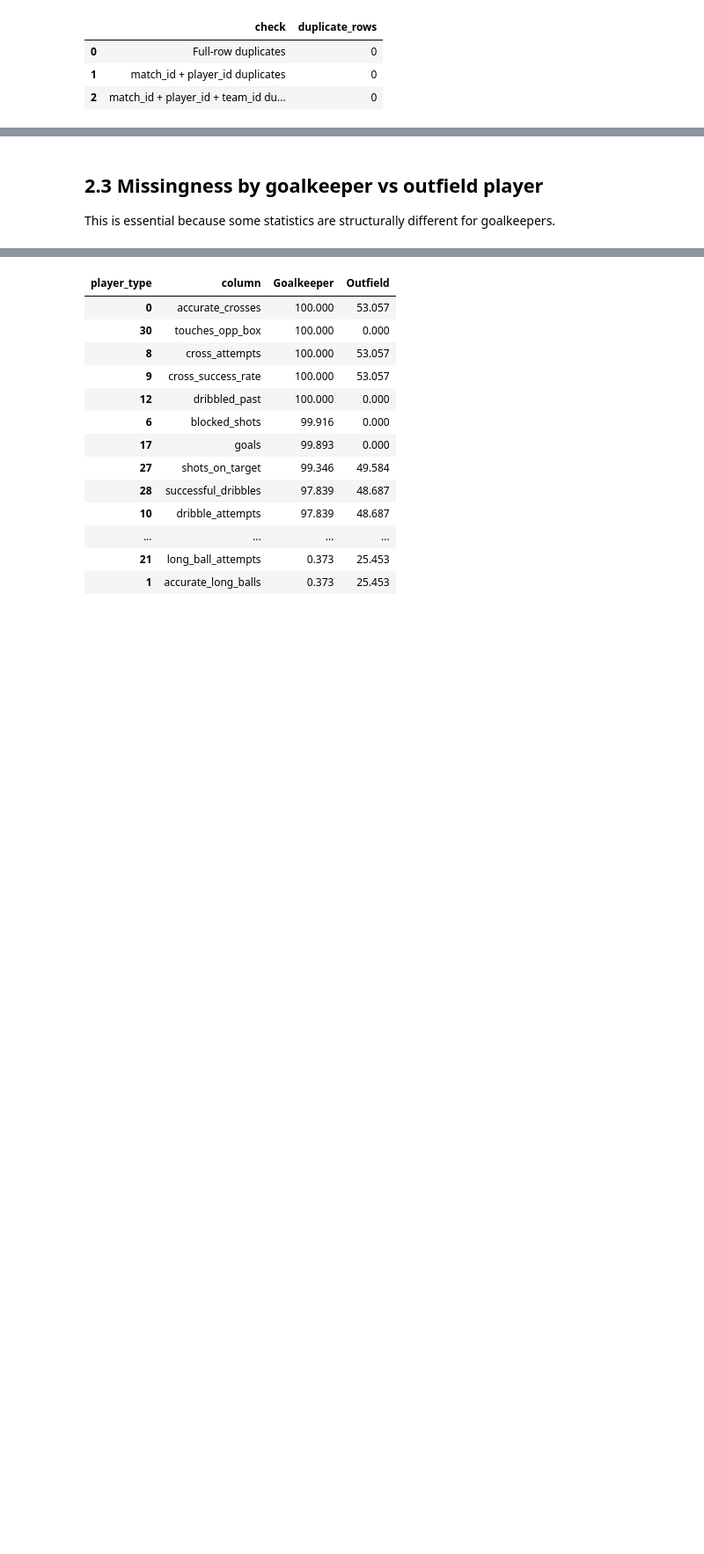
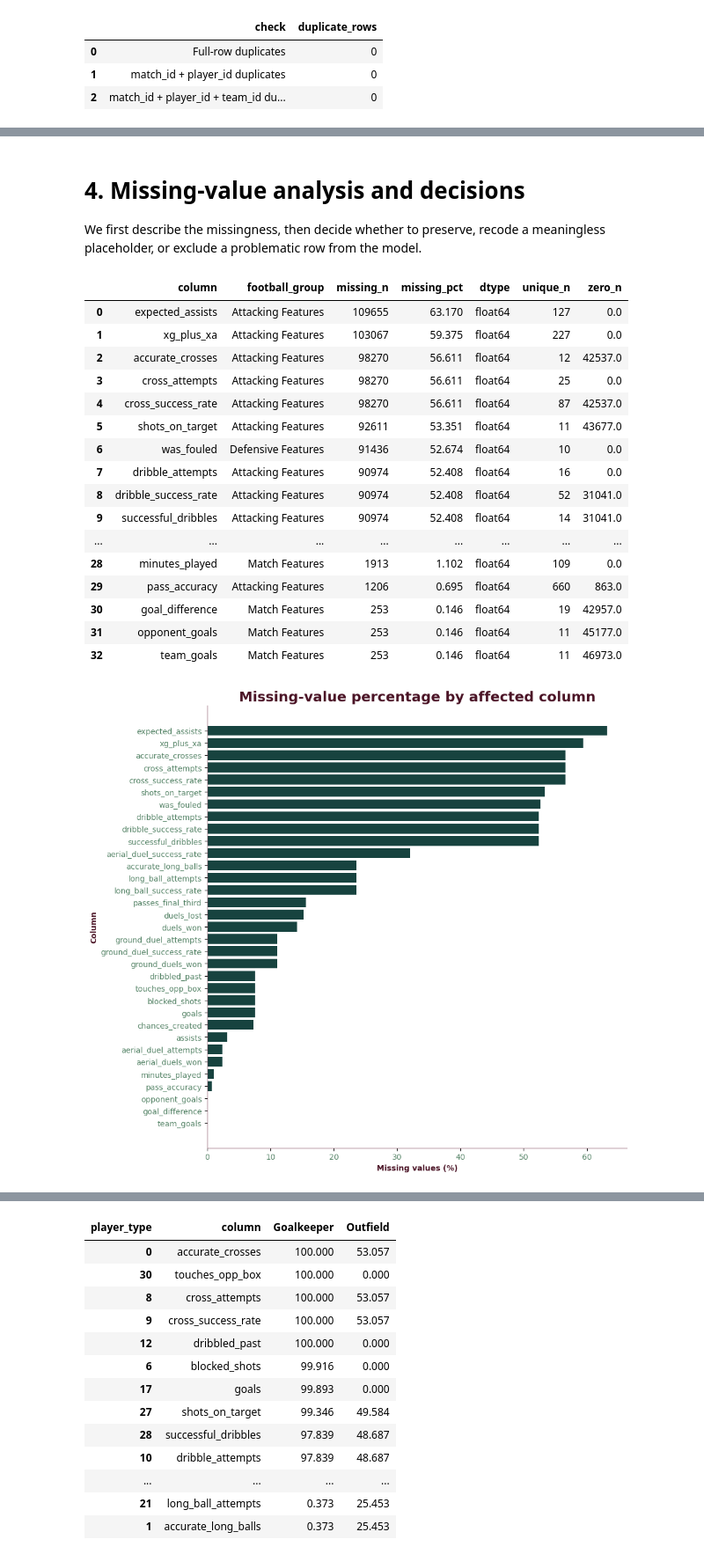
Before and after one commit to saba-ghorashi/football-player-rating-analysis, a Jupyter notebook: football_player_rating_analysis.ipynb, the cells around one changed output, grey strips where cells are left out. Shown at 88% size. Drawn from its saved outputs; the diff is of its cells as text; code cells hidden in the pictures; blank space fills up the shorter version.

```diff
--- a/football_player_rating_analysis.ipynb
+++ b/football_player_rating_analysis.ipynb
@@ -317,4 +316,45 @@ plt.show()
 # %% [markdown]
-## 2.3 Missingness by goalkeeper vs outfield player
+# 4. Missing-value analysis and decisions
 
-This is essential because some statistics are structurally different for goalkeepers.
+We first describe the missingness, then decide whether to preserve, recode a meaningless placeholder, or exclude a problematic row from the model.
+# %%
+missing_table = (
+    audit.loc[audit["missing_n"] > 0,
+              ["column", "football_group", "missing_n", "missing_pct", "dtype", "unique_n", "zero_n"]]
+    .sort_values(["missing_pct", "column"], ascending=[False, True])
+    .reset_index(drop=True)
+)
+display(missing_table)
+
+plt.figure(figsize=(10, 9))
+plot_df = missing_table.sort_values("missing_pct")
+plt.barh(plot_df["column"], plot_df["missing_pct"],color="#17433F")
+plt.xlabel("Missing values (%)",color="#4B1426",weight="bold")
+plt.ylabel("Column",color="#4B1426",weight="bold")
+plt.title("Missing-value percentage by affected column",color="#4B1426",fontsize=18,weight="bold")
+plt.xticks(color="#558467")
+plt.yticks(color="#558467")
+ax=plt.gca()
+ax.spines[["top","right"]].set_visible(False)
+ax.spines[["bottom","left"]].set_color("#7E4256")
+plt.tight_layout()
+plt.show()
+# %% [output]
+|  | column | football_group | missing_n | missing_pct | dtype | unique_n | zero_n |
+| 0 | expected_assists | Attacking Features | 109655 | 63.170 | float64 | 127 | 0.0 |
+| 1 | xg_plus_xa | Attacking Features | 103067 | 59.375 | float64 | 227 | 0.0 |
+| 2 | accurate_crosses | Attacking Features | 98270 | 56.611 | float64 | 12 | 42537.0 |
+| 3 | cross_attempts | Attacking Features | 98270 | 56.611 | float64 | 25 | 0.0 |
+| 4 | cross_success_rate | Attacking Features | 98270 | 56.611 | float64 | 87 | 42537.0 |
+| 5 | shots_on_target | Attacking Features | 92611 | 53.351 | float64 | 11 | 43677.0 |
+| 6 | was_fouled | Defensive Features | 91436 | 52.674 | float64 | 10 | 0.0 |
+| 7 | dribble_attempts | Attacking Features | 90974 | 52.408 | float64 | 16 | 0.0 |
+| 8 | dribble_success_rate | Attacking Features | 90974 | 52.408 | float64 | 52 | 31041.0 |
+| 9 | successful_dribbles | Attacking Features | 90974 | 52.408 | float64 | 14 | 31041.0 |
+| ... | ... | ... | ... | ... | ... | ... | ... |
+| 28 | minutes_played | Match Features | 1913 | 1.102 | float64 | 109 | 0.0 |
+| 29 | pass_accuracy | Attacking Features | 1206 | 0.695 | float64 | 660 | 863.0 |
+| 30 | goal_difference | Match Features | 253 | 0.146 | float64 | 19 | 42957.0 |
+| 31 | opponent_goals | Match Features | 253 | 0.146 | float64 | 11 | 45177.0 |
+| 32 | team_goals | Match Features | 253 | 0.146 | float64 | 11 | 46973.0 |
+[figure, added]
```
Also changed, not shown: parts of 31 cells of this notebook.
